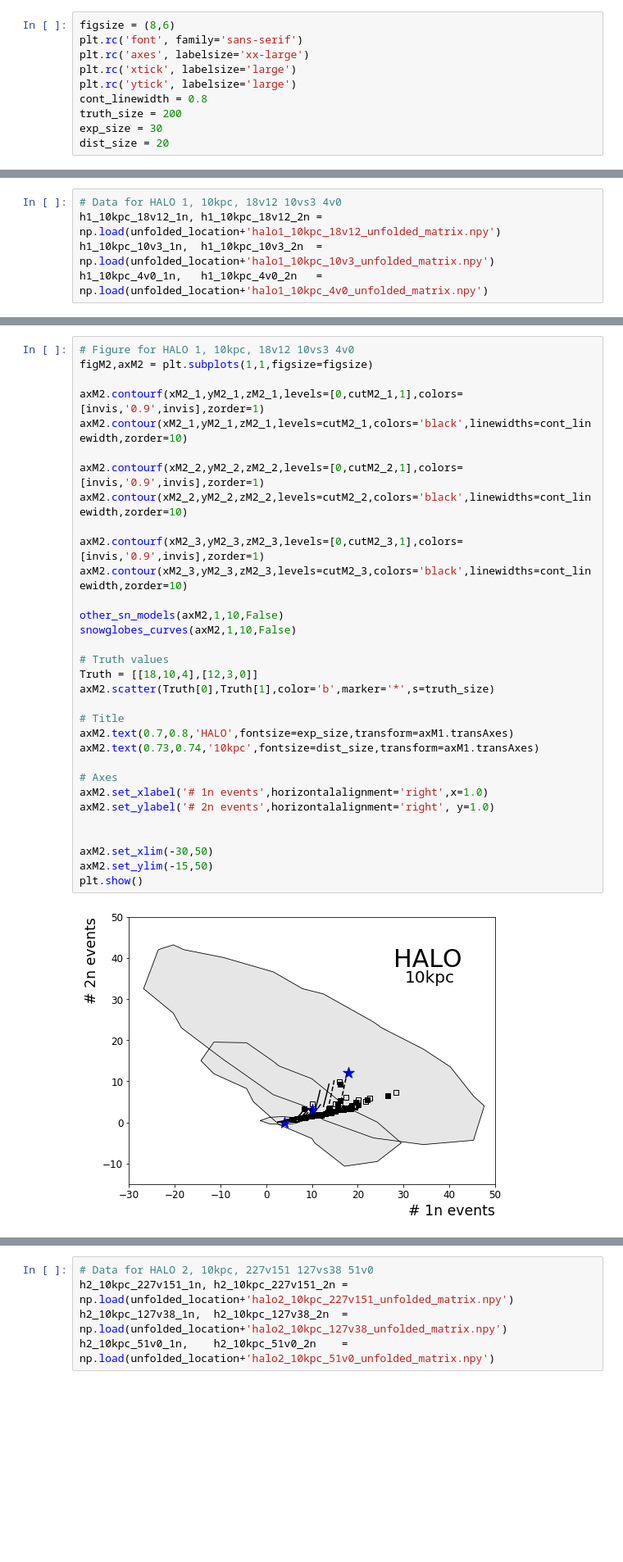
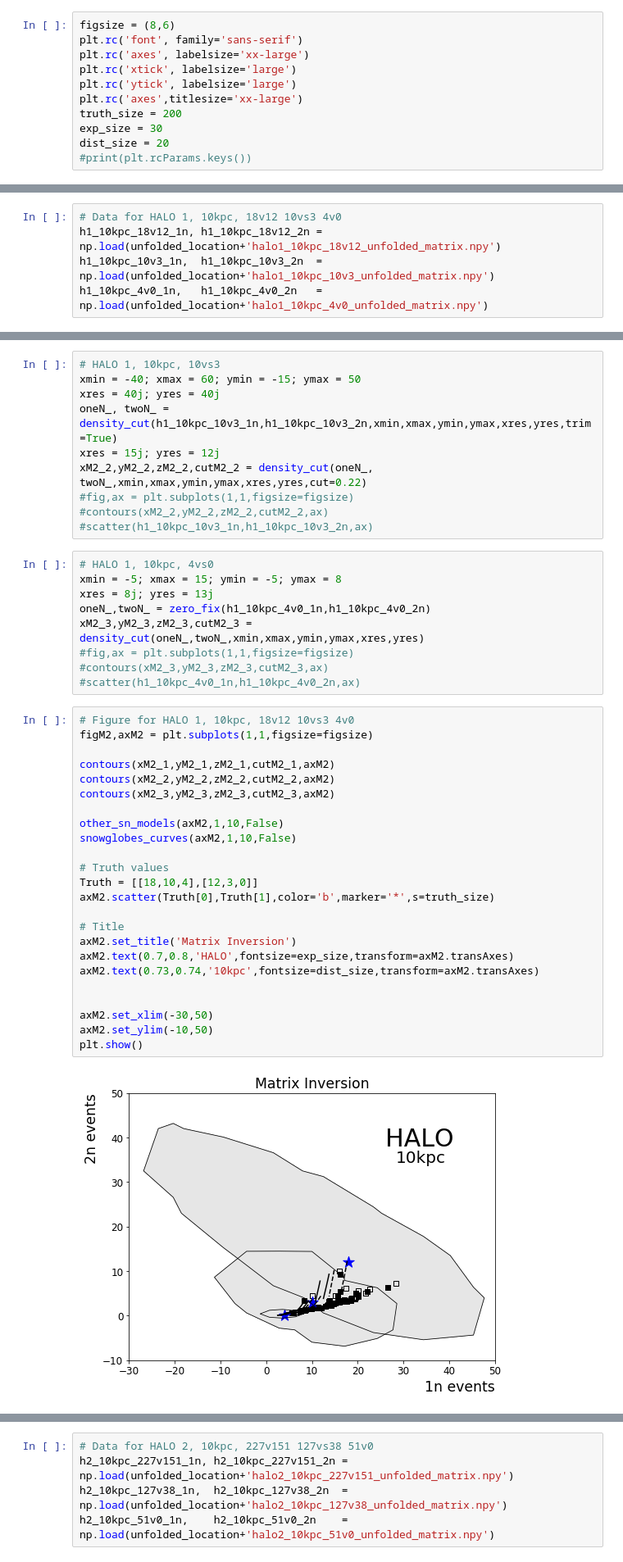
Before and after one commit to jfcrenshaw/halo, a Jupyter notebook: unfolding_plots.ipynb, the cells around one changed output, grey strips where cells are left out. Shown: that part at 82% size. Saved outputs shown, nothing was run; the diff lists cells and outputs as text; blank space fills up the shorter version.

Commit message:
Moved functions for plotting that were in unfolding_plots.ipynb to their own module (plotting.py)

```diff
--- a/unfolding_plots.ipynb
+++ b/unfolding_plots.ipynb
@@ -134,10 +30,11 @@ plt.rc('font', family='sans-serif')
 plt.rc('axes', labelsize='xx-large')
 plt.rc('xtick', labelsize='large')
 plt.rc('ytick', labelsize='large')
-cont_linewidth = 0.8
+plt.rc('axes',titlesize='xx-large')
 truth_size = 200
 exp_size = 30
 dist_size = 20
+#print(plt.rcParams.keys())
 # %% [markdown]
 # PLOTS
 # %% [markdown]
@@ -209,34 +115,45 @@ xM2_3,yM2_3,zM2_3,cutM2_3 = contour(oneN_,twoN_,-5,15,-5,8,8j,13j,False,0)
+# %%
+# HALO 1, 10kpc, 10vs3
+xmin = -40; xmax = 60; ymin = -15; ymax = 50
+xres = 40j; yres = 40j
+oneN_, twoN_ = density_cut(h1_10kpc_10v3_1n,h1_10kpc_10v3_2n,xmin,xmax,ymin,ymax,xres,yres,trim=True)
+xres = 15j; yres = 12j
+xM2_2,yM2_2,zM2_2,cutM2_2 = density_cut(oneN_, twoN_,xmin,xmax,ymin,ymax,xres,yres,cut=0.22)
+#fig,ax = plt.subplots(1,1,figsize=figsize)
+#contours(xM2_2,yM2_2,zM2_2,cutM2_2,ax)
+#scatter(h1_10kpc_10v3_1n,h1_10kpc_10v3_2n,ax)
+# %%
+# HALO 1, 10kpc, 4vs0
+xmin = -5; xmax = 15; ymin = -5; ymax = 8
+xres = 8j; yres = 13j
+oneN_,twoN_ = zero_fix(h1_10kpc_4v0_1n,h1_10kpc_4v0_2n)
+xM2_3,yM2_3,zM2_3,cutM2_3 = density_cut(oneN_,twoN_,xmin,xmax,ymin,ymax,xres,yres)
+#fig,ax = plt.subplots(1,1,figsize=figsize)
+#contours(xM2_3,yM2_3,zM2_3,cutM2_3,ax)
+#scatter(h1_10kpc_4v0_1n,h1_10kpc_4v0_2n,ax)
 # %%
 # Figure for HALO 1, 10kpc, 18v12 10vs3 4v0
 figM2,axM2 = plt.subplots(1,1,figsize=figsize)
 
-axM2.contourf(xM2_1,yM2_1,zM2_1,levels=[0,cutM2_1,1],colors=[invis,'0.9',invis],zorder=1)
-axM2.contour(xM2_1,yM2_1,zM2_1,levels=cutM2_1,colors='black',linewidths=cont_linewidth,zorder=10)
-
-axM2.contourf(xM2_2,yM2_2,zM2_2,levels=[0,cutM2_2,1],colors=[invis,'0.9',invis],zorder=1)
-axM2.contour(xM2_2,yM2_2,zM2_2,levels=cutM2_2,colors='black',linewidths=cont_linewidth,zorder=10)
-
-axM2.contourf(xM2_3,yM2_3,zM2_3,levels=[0,cutM2_3,1],colors=[invis,'0.9',invis],zorder=1)
-axM2.contour(xM2_3,yM2_3,zM2_3,levels=cutM2_3,colors='black',linewidths=cont_linewidth,zorder=10)
+contours(xM2_1,yM2_1,zM2_1,cutM2_1,axM2)
+contours(xM2_2,yM2_2,zM2_2,cutM2_2,axM2)
+contours(xM2_3,yM2_3,zM2_3,cutM2_3,axM2)
 
 other_sn_models(axM2,1,10,False)
 snowglobes_curves(axM2,1,10,False)
 
 # Truth values
 Truth = [[18,10,4],[12,3,0]]
 axM2.scatter(Truth[0],Truth[1],color='b',marker='*',s=truth_size)
 
 # Title
-axM2.text(0.7,0.8,'HALO',fontsize=exp_size,transform=axM1.transAxes)
-axM2.text(0.73,0.74,'10kpc',fontsize=dist_size,transform=axM1.transAxes)
-
-# Axes
-axM2.set_xlabel('# 1n events',horizontalalignment='right',x=1.0)
-axM2.set_ylabel('# 2n events',horizontalalignment='right', y=1.0)
+axM2.set_title('Matrix Inversion')
+axM2.text(0.7,0.8,'HALO',fontsize=exp_size,transform=axM2.transAxes)
+axM2.text(0.73,0.74,'10kpc',fontsize=dist_size,transform=axM2.transAxes)
 
 
 axM2.set_xlim(-30,50)
-axM2.set_ylim(-15,50)
+axM2.set_ylim(-10,50)
 plt.show()
 # %% [output]
-[figure, old version]
+[figure, new version]
```
Also changed, not shown: parts of 29 cells of this notebook, 1 other file.
